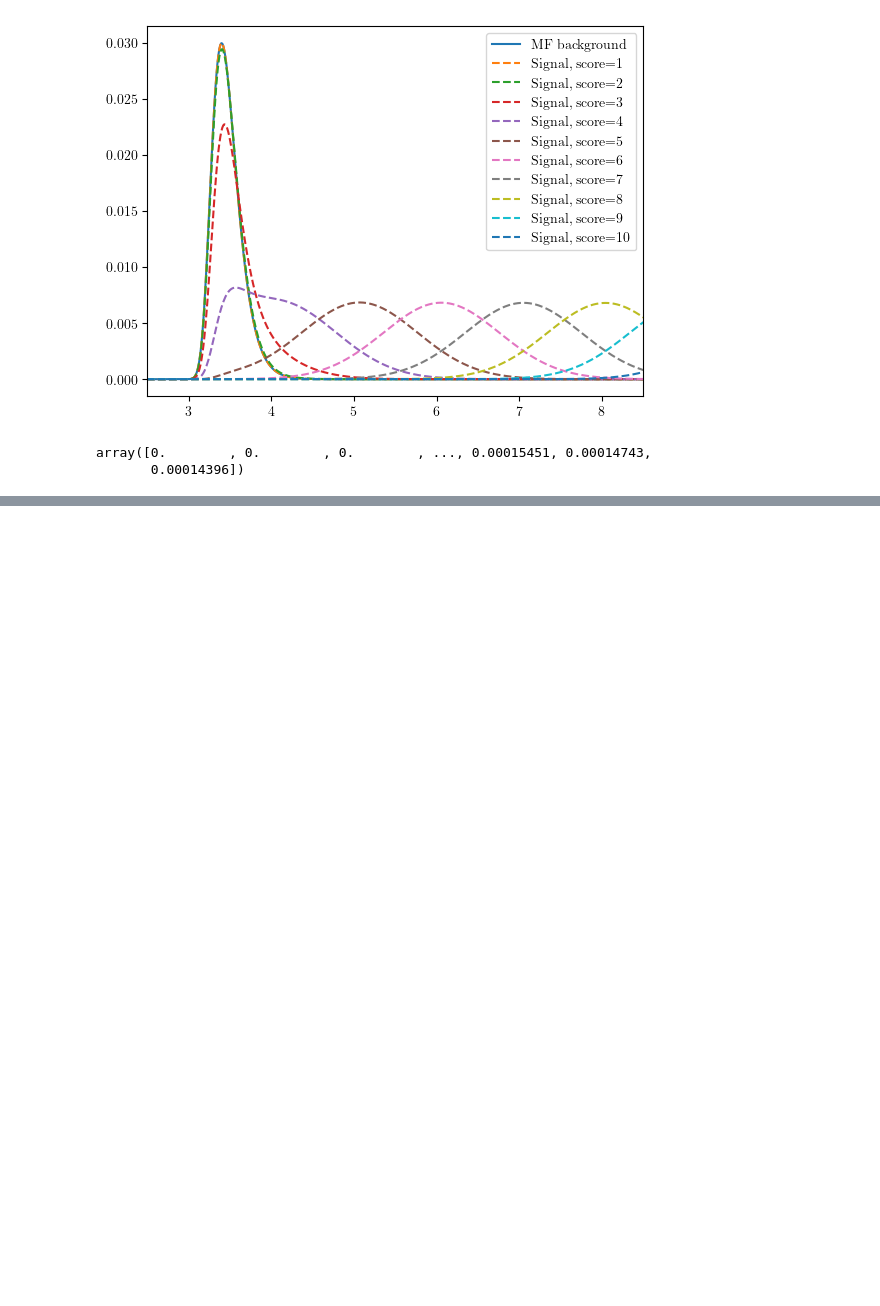
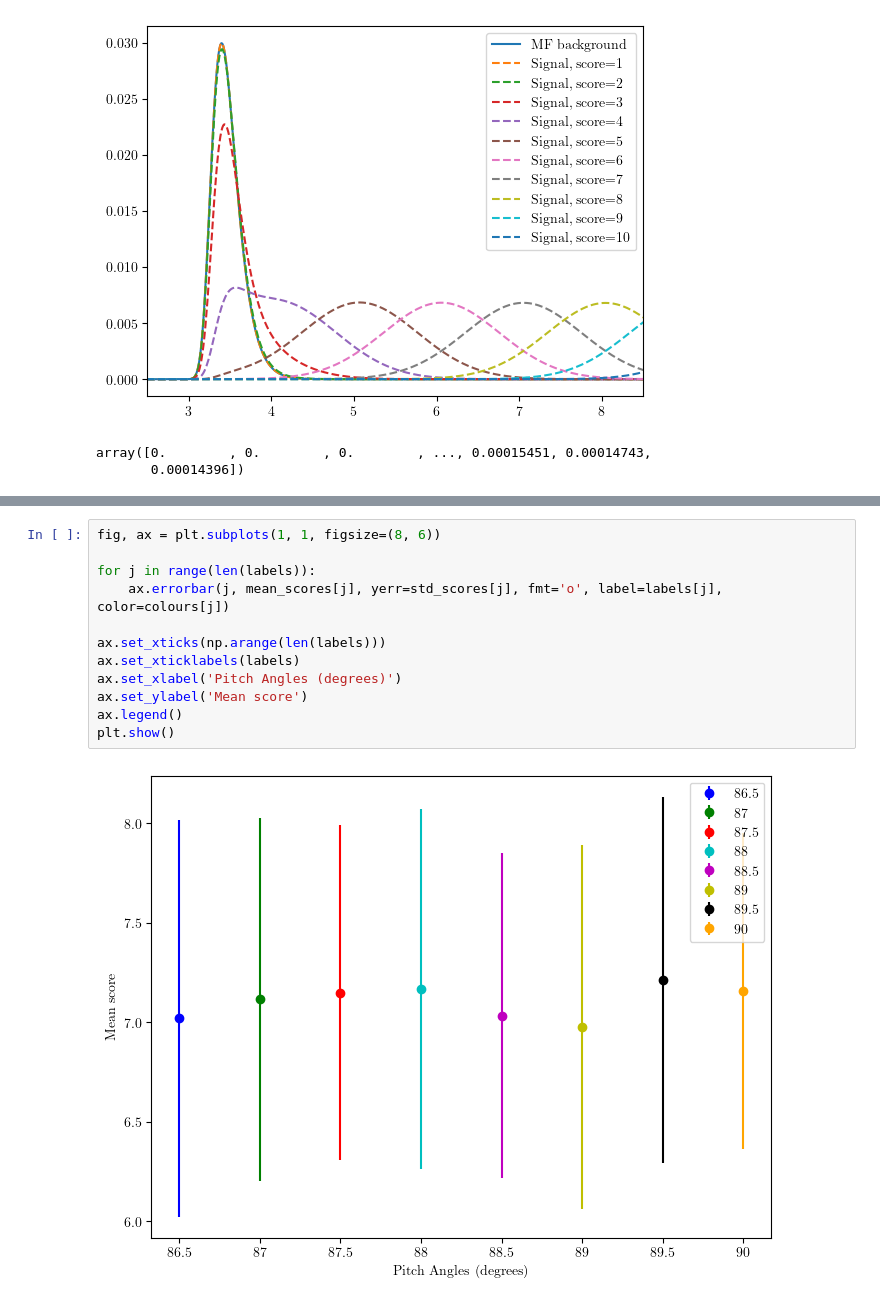
Before and after one commit to QTNM/PowerCutStats, a Jupyter notebook: examples/matched filter.ipynb, the cells around one changed output, grey strips where cells are left out. Drawn from its saved outputs; the diff is of its cells as text; blank space fills up the shorter version.

```diff
--- a/examples/matched filter.ipynb
+++ b/examples/matched filter.ipynb
@@ -417,0 +423,14 @@ plt.show()
+# %%
+fig, ax = plt.subplots(1, 1, figsize=(8, 6))
+
+for j in range(len(labels)):
+    ax.errorbar(j, mean_scores[j], yerr=std_scores[j], fmt='o', label=labels[j], color=colours[j])
+
+ax.set_xticks(np.arange(len(labels)))
+ax.set_xticklabels(labels)
+ax.set_xlabel('Pitch Angles (degrees)')
+ax.set_ylabel('Mean score')
+ax.legend()
+plt.show()
+# %% [output]
+[figure, added]
```
Also changed, not shown: parts of 4 cells of this notebook.
